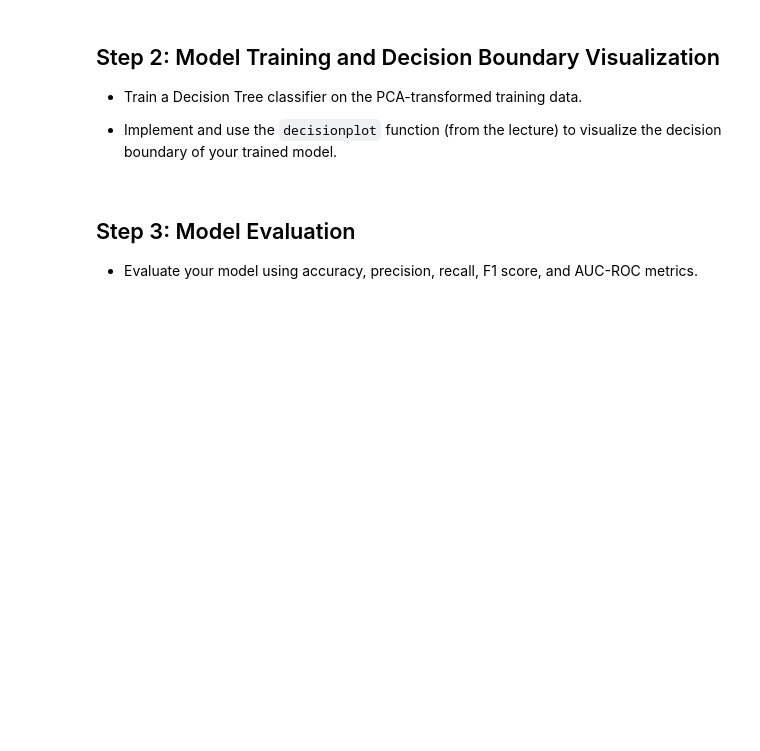
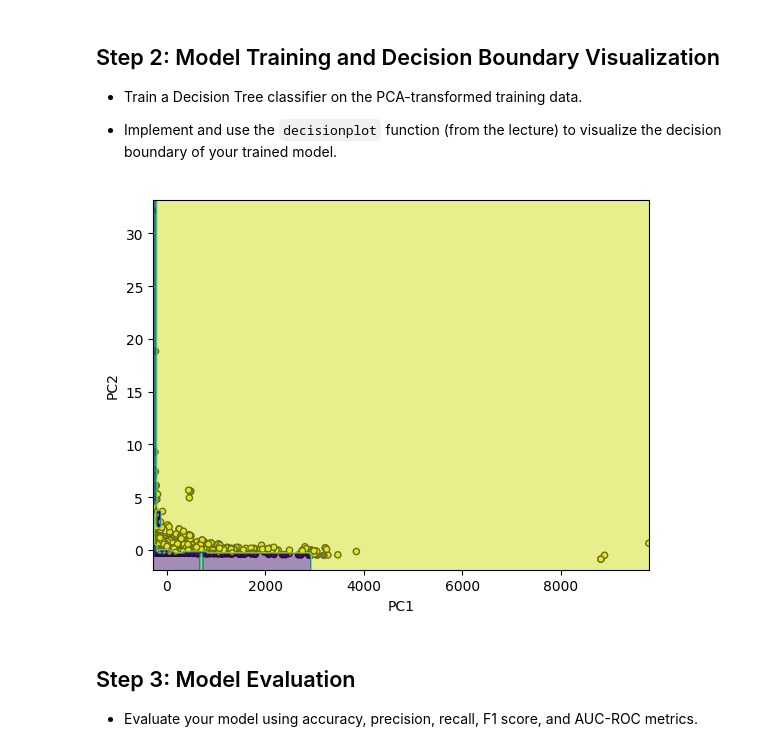
Before and after one commit to shreemithran/INFO523-EX6, a Jupyter notebook: ex-06.ipynb, the cells around one changed output. Drawn from its saved outputs; the diff is of its cells as text; code cells hidden in the pictures; blank space fills up the shorter version.

```diff
--- a/ex-06.ipynb
+++ b/ex-06.ipynb
@@ -61,22 +54,64 @@ please provide us feedback at https://github.com/pandas-dev/pandas/issues/54466
 # %%
 from sklearn.tree import DecisionTreeClassifier
 import matplotlib.pyplot as plt
 
 # Train Decision Tree
 dtree = DecisionTreeClassifier()
 dtree.fit(X_train_pca, y_train)
 
 # Implement the decisionplot function (as provided in the lecture content)
+# Add the decisionplot function here
+
+# Visualize decision boundary
+
 def decisionplot(model, X, y, resolution=216):
     # Split the data into features (X) and the class variable (y)
     x_min, x_max = X.iloc[:, 0].min() - 1, X.iloc[:, 0].max() + 1
     y_min, y_max = X.iloc[:, 1].min() - 1, X.iloc[:, 1].max() + 1
     xx, yy = np.meshgrid(np.linspace(x_min, x_max, resolution),
                          np.linspace(y_min, y_max, resolution))
-# Add the decisionplot function here
 
-# Visualize decision boundary
+
+def decisionplot(model, X, y, resolution=216):
+    # Split the data into features (X) and the class variable (y)
+    x_min, x_max = X.iloc[:, 0].min() - 1, X.iloc[:, 0].max() + 1
+    y_min, y_max = X.iloc[:, 1].min() - 1, X.iloc[:, 1].max() + 1
+    xx, yy = np.meshgrid(np.linspace(x_min, x_max, resolution),
+                         np.linspace(y_min, y_max, resolution))
+
+    # Predict outcomes for each point on the grid
+    if isinstance(model, LinearDiscriminantAnalysis):
+        # For LDA, we need to use the decision_function method
+        Z = model.decision_function(np.c_[xx.ravel(), yy.ravel()])
+    else:
+        Z = model.predict(np.c_[xx.ravel(), yy.ravel()])
+
+    if isinstance(model, LinearDiscriminantAnalysis):
+    # Reshape LDA decision function output appropriately
+        Z = Z.reshape(-1, 1)
+    else:
+        Z = Z.reshape(xx.shape)
+
+    # Plot the actual data points
+    plt.scatter(X.iloc[:, 0], X.iloc[:, 1], c=y, edgecolors='k', s=20)
+
+    # Overlay the decision boundary
+    plt.contourf(xx, yy, Z, alpha = 0.5)
+
+    # Calculate the accuracy
+    predictions = model.predict(X)
+    acc = accuracy_score(y, predictions)
+
+
+    # Set labels for axes
+    plt.xlabel(X.columns[0])
+    plt.ylabel(X.columns[1])
+
+    plt.show()
+
 decisionplot(dtree, pd.DataFrame(X_train_pca, columns = ['PC1', 'PC2']), y_train)
+# %% [output]
+[figure, added]
 # %% [markdown]
 ## Step 3: Model Evaluation
 
```
Also changed, not shown: parts of 2 cells of this notebook.
